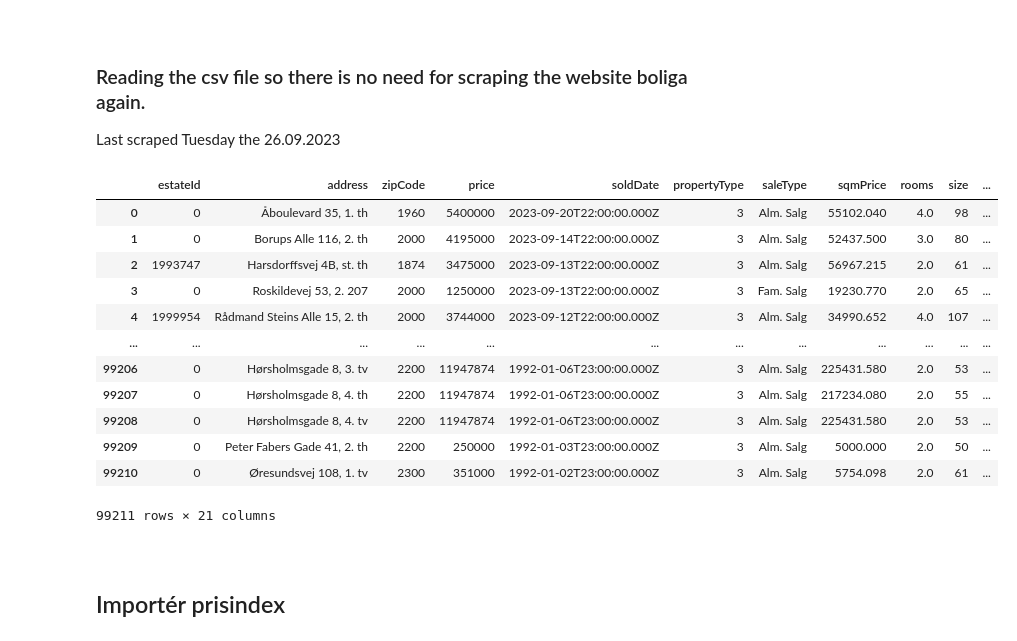
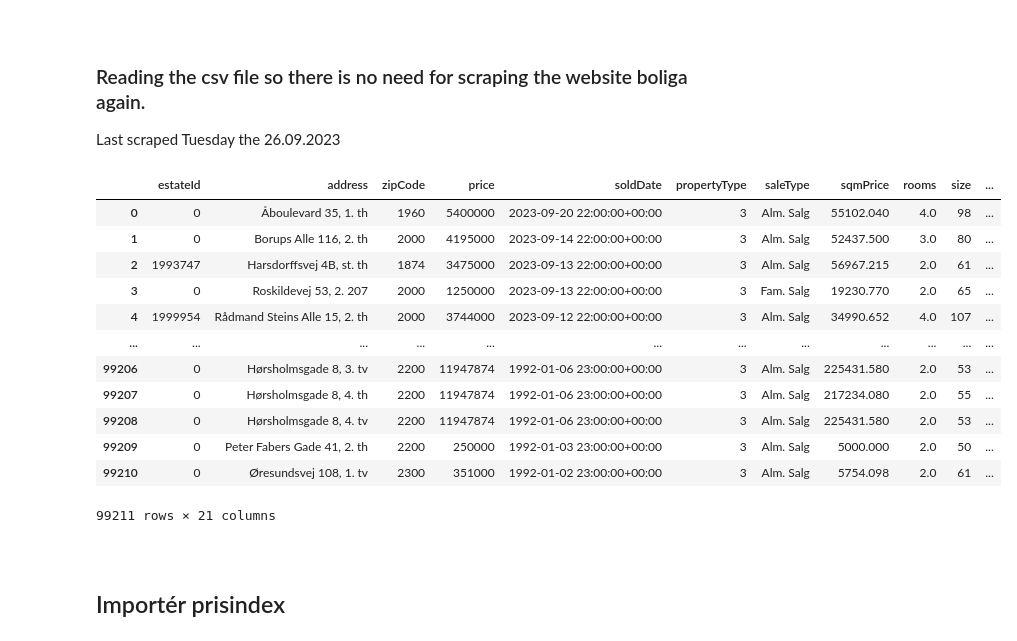
Before and after one commit to Pelvig1999/apartements, a Jupyter notebook: notebooks/data.ipynb, the cells around one changed output. Cells and saved outputs as stored; diff of their text form; code cells hidden in the pictures.

```diff
--- a/notebooks/data.ipynb
+++ b/notebooks/data.ipynb
@@ -115,21 +118,21 @@ df.to_csv("bolig.csv.gzip", compression="gzip", index=False)
 ### Reading the csv file so there is no need for scraping the website boliga again.
  Last scraped Tuesday the 26.09.2023
 # %%
-df = pd.read_csv("bolig.csv.gzip", compression="gzip")
+df = pd.read_csv("/Users/sofiepelvig/apartments/assets/data/bolig.csv.gzip", compression="gzip", parse_dates=["soldDate"])
 df
 # %% [output]
 |  | estateId | address | zipCode | price | soldDate | propertyType | saleType | sqmPrice | rooms | size | ... |
-| 0 | 0 | Åboulevard 35, 1. th | 1960 | 5400000 | 2023-09-20T22:00:00.000Z | 3 | Alm. Salg | 55102.040 | 4.0 | 98 | ... |
-| 1 | 0 | Borups Alle 116, 2. th | 2000 | 4195000 | 2023-09-14T22:00:00.000Z | 3 | Alm. Salg | 52437.500 | 3.0 | 80 | ... |
-| 2 | 1993747 | Harsdorffsvej 4B, st. th | 1874 | 3475000 | 2023-09-13T22:00:00.000Z | 3 | Alm. Salg | 56967.215 | 2.0 | 61 | ... |
-| 3 | 0 | Roskildevej 53, 2. 207 | 2000 | 1250000 | 2023-09-13T22:00:00.000Z | 3 | Fam. Salg | 19230.770 | 2.0 | 65 | ... |
-| 4 | 1999954 | Rådmand Steins Alle 15, 2. th | 2000 | 3744000 | 2023-09-12T22:00:00.000Z | 3 | Alm. Salg | 34990.652 | 4.0 | 107 | ... |
+| 0 | 0 | Åboulevard 35, 1. th | 1960 | 5400000 | 2023-09-20 22:00:00+00:00 | 3 | Alm. Salg | 55102.040 | 4.0 | 98 | ... |
+| 1 | 0 | Borups Alle 116, 2. th | 2000 | 4195000 | 2023-09-14 22:00:00+00:00 | 3 | Alm. Salg | 52437.500 | 3.0 | 80 | ... |
+| 2 | 1993747 | Harsdorffsvej 4B, st. th | 1874 | 3475000 | 2023-09-13 22:00:00+00:00 | 3 | Alm. Salg | 56967.215 | 2.0 | 61 | ... |
+| 3 | 0 | Roskildevej 53, 2. 207 | 2000 | 1250000 | 2023-09-13 22:00:00+00:00 | 3 | Fam. Salg | 19230.770 | 2.0 | 65 | ... |
+| 4 | 1999954 | Rådmand Steins Alle 15, 2. th | 2000 | 3744000 | 2023-09-12 22:00:00+00:00 | 3 | Alm. Salg | 34990.652 | 4.0 | 107 | ... |
 | ... | ... | ... | ... | ... | ... | ... | ... | ... | ... | ... | ... |
-| 99206 | 0 | Hørsholmsgade 8, 3. tv | 2200 | 11947874 | 1992-01-06T23:00:00.000Z | 3 | Alm. Salg | 225431.580 | 2.0 | 53 | ... |
-| 99207 | 0 | Hørsholmsgade 8, 4. th | 2200 | 11947874 | 1992-01-06T23:00:00.000Z | 3 | Alm. Salg | 217234.080 | 2.0 | 55 | ... |
-| 99208 | 0 | Hørsholmsgade 8, 4. tv | 2200 | 11947874 | 1992-01-06T23:00:00.000Z | 3 | Alm. Salg | 225431.580 | 2.0 | 53 | ... |
-| 99209 | 0 | Peter Fabers Gade 41, 2. th | 2200 | 250000 | 1992-01-03T23:00:00.000Z | 3 | Alm. Salg | 5000.000 | 2.0 | 50 | ... |
-| 99210 | 0 | Øresundsvej 108, 1. tv | 2300 | 351000 | 1992-01-02T23:00:00.000Z | 3 | Alm. Salg | 5754.098 | 2.0 | 61 | ... |
+| 99206 | 0 | Hørsholmsgade 8, 3. tv | 2200 | 11947874 | 1992-01-06 23:00:00+00:00 | 3 | Alm. Salg | 225431.580 | 2.0 | 53 | ... |
+| 99207 | 0 | Hørsholmsgade 8, 4. th | 2200 | 11947874 | 1992-01-06 23:00:00+00:00 | 3 | Alm. Salg | 217234.080 | 2.0 | 55 | ... |
+| 99208 | 0 | Hørsholmsgade 8, 4. tv | 2200 | 11947874 | 1992-01-06 23:00:00+00:00 | 3 | Alm. Salg | 225431.580 | 2.0 | 53 | ... |
+| 99209 | 0 | Peter Fabers Gade 41, 2. th | 2200 | 250000 | 1992-01-03 23:00:00+00:00 | 3 | Alm. Salg | 5000.000 | 2.0 | 50 | ... |
+| 99210 | 0 | Øresundsvej 108, 1. tv | 2300 | 351000 | 1992-01-02 23:00:00+00:00 | 3 | Alm. Salg | 5754.098 | 2.0 | 61 | ... |
 99211 rows × 21 columns
 # %% [markdown]
 <br>
```
Also changed, not shown: parts of 19 cells of this notebook, 6 other files.
